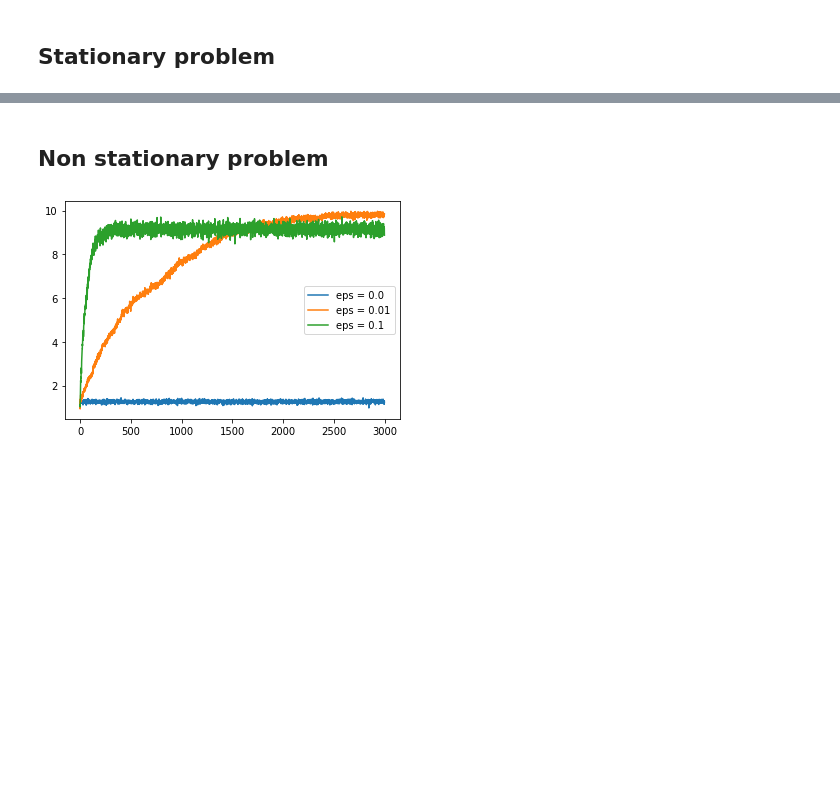
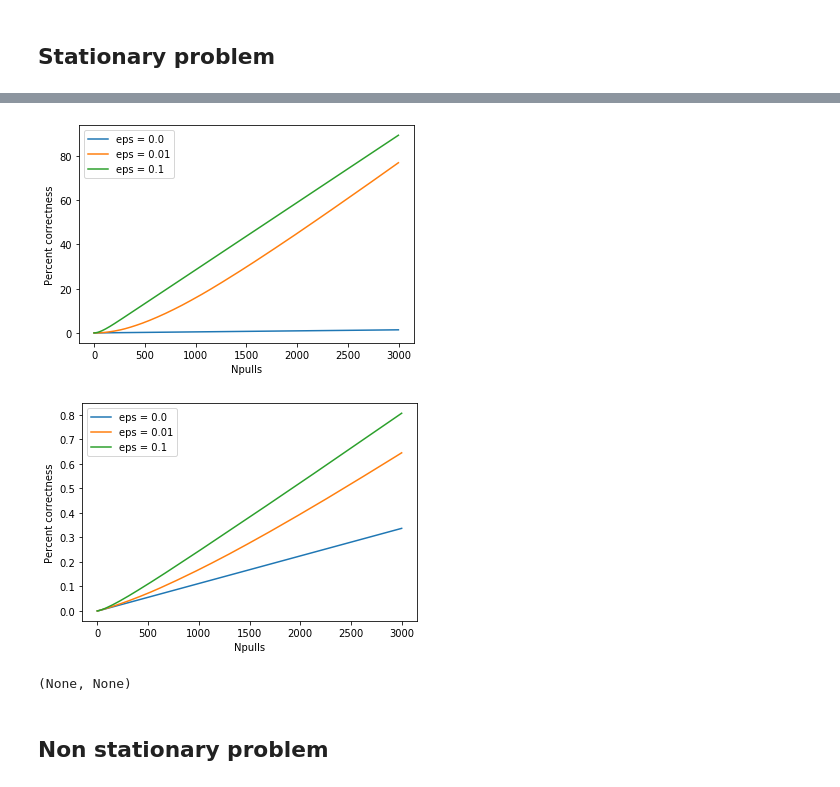
Before and after one commit to SanchayniB/ReinforcementLearning, a Jupyter notebook: MultiArmedBandits/source/epsilon.ipynb, the cells around one changed output, grey strips where cells are left out. Drawn from its saved outputs; the diff is of its cells as text; code cells hidden in the pictures; blank space fills up the shorter version.

```diff
--- a/MultiArmedBandits/source/epsilon.ipynb
+++ b/MultiArmedBandits/source/epsilon.ipynb
@@ -90,2 +138,8 @@ plt.show()
+# %%
+plotting(avg_correctness_kav,ylabel= 'Percent correctness'), plotting(avg_correctness,ylabel= 'Percent correctness')
+# %% [output]
+[figure, added]
+[figure, added]
+(None, None)
 # %% [markdown]
 ## Non stationary problem
@@ -168,4 +170,4 @@ def run_simulation_ns(Nexp = 20,Npulls = 1000, epsilons = [0.05],arm_vals = None
 # %%
-avg_outcome = run_simulation_ns(300,3000,[0.0,0.01,0.1],[1.2,-1.1,1.8,10,-1.33,1.42,-1.5])
+avg_reward_ns , avg_correctness_ns = run_simulation(Nexp = 500,Npulls = 3000, epsilons = [0.0,0.01,0.1],
+                                bandit_args={'arm_vals' : [1.2,-1.1,1.8,10,-1.33,1.42,-1.5] , 'alpha' : None},
+                                experiment=run_experiment_ns)
-# %% [output]
-[figure, removed]
```
Also changed, not shown: parts of 27 cells of this notebook, 1 other file.
